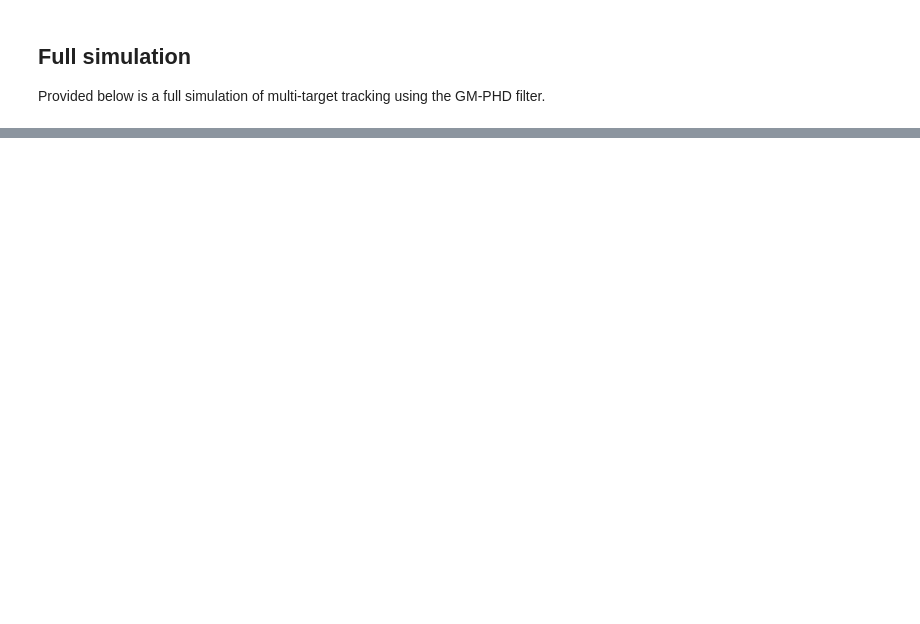
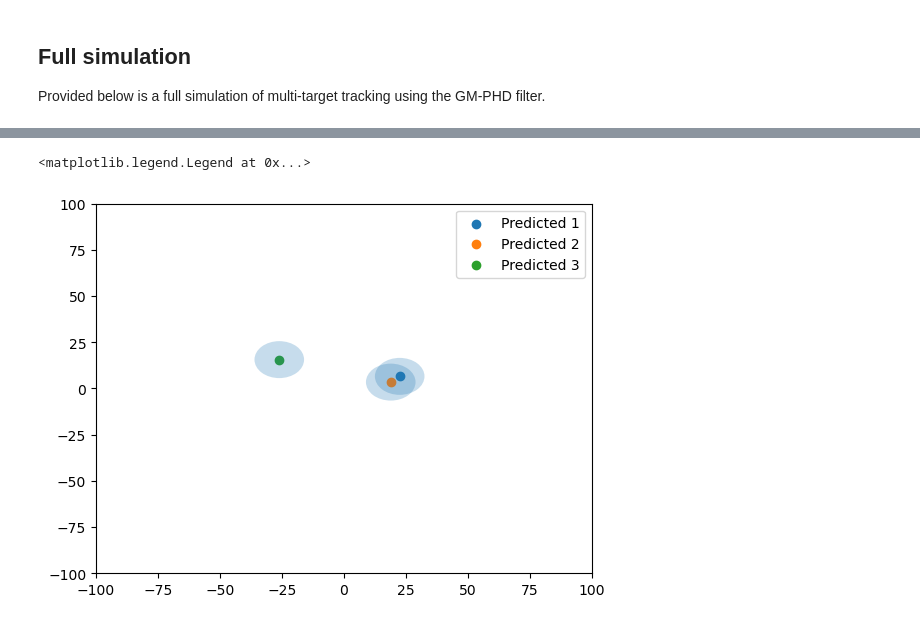
Before and after one commit to mtt-phd/mtt-phd, a Jupyter notebook: gmphd.ipynb, the cells around one changed output, grey strips where cells are left out. Cells and saved outputs as stored; diff of their text form; code cells hidden in the pictures; blank space fills up the shorter version.

```diff
--- a/gmphd.ipynb
+++ b/gmphd.ipynb
@@ -876,27 +928,45 @@ Provided below is a full simulation of multi-target tracking using the GM-PHD fi
 # %%
-# assume 3 components
-num_components = 3
+# get initial truths
+init_truths = []
+for states in truths.values():
+    if states[0] is not None:
+        init_truths.append(states[0])
+
+init_truths = np.array(init_truths)
+
+num_components = len(init_truths)
 
 # assume each component has the same weight
-component_weight = 0.5
+component_weight = 1.0
 
 # the variance of pos and vel
-pos_var = 50
-vel_var = 2
+pos_var = 10
+vel_var = 5
 
 # each component assumed to start at a random (x, y) ~ U([-100, 100] x [-100, 100])
 start_bounds = (-50, 50)
 
 w = [component_weight] * num_components
-m = []
-for _ in range(num_components):
-    m.append(np.array([
-            *np.random.uniform(*start_bounds, 2),
-            # initial velocity (dx, dy) ~ U(-2, 2) x U(-2, 2)
-            *np.random.uniform(-2, 2, 2),
-    ]))
+m = init_truths.copy()
 m = np.array(m)
-P = [np.diag([pos_var, pos_var, vel_var, vel_var]) for _ in range(num_components)]
+P = np.array([np.diag([pos_var, pos_var, vel_var, vel_var])**2 for _ in range(num_components)])
+# %%
+fig, ax = plt.subplots()
+for i in range(len(w)):
+    pos = m[i][:2]
+    cov = P[i][:2, :2]
+    eigvals, eigvecs = np.linalg.eig(cov)
+    a = eigvals.argsort()[::-1]
+    eigvals = eigvals[a]
+    unc = patches.Ellipse(pos, 2 * np.sqrt(eigvals[0]), 2 * np.sqrt(eigvals[1]), angle=0, alpha=0.25)
+    ax.scatter(pos[0], pos[1], marker='o', label=f'Predicted {i + 1}')
+    ax.add_patch(unc)
+    ax.set_xlim(*area)
+    ax.set_ylim(*area)
+plt.legend()
+# %% [output]
+<matplotlib.legend.Legend at 0x...>
+[figure, added]
 # %%
 from gmphd import mtt_phd
 
```
Also changed, not shown: parts of 35 cells of this notebook, 2 other files.
